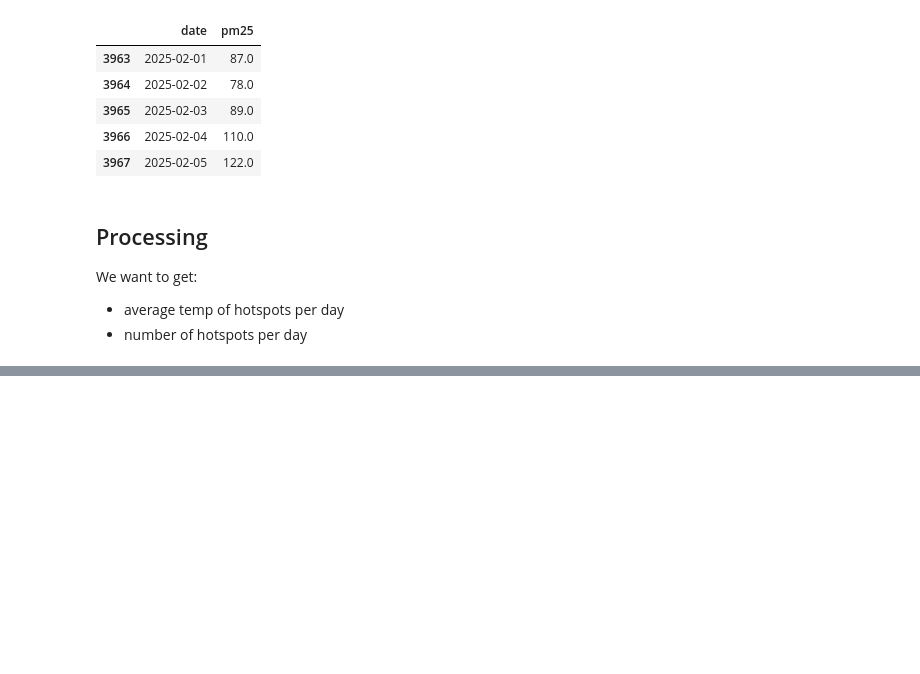
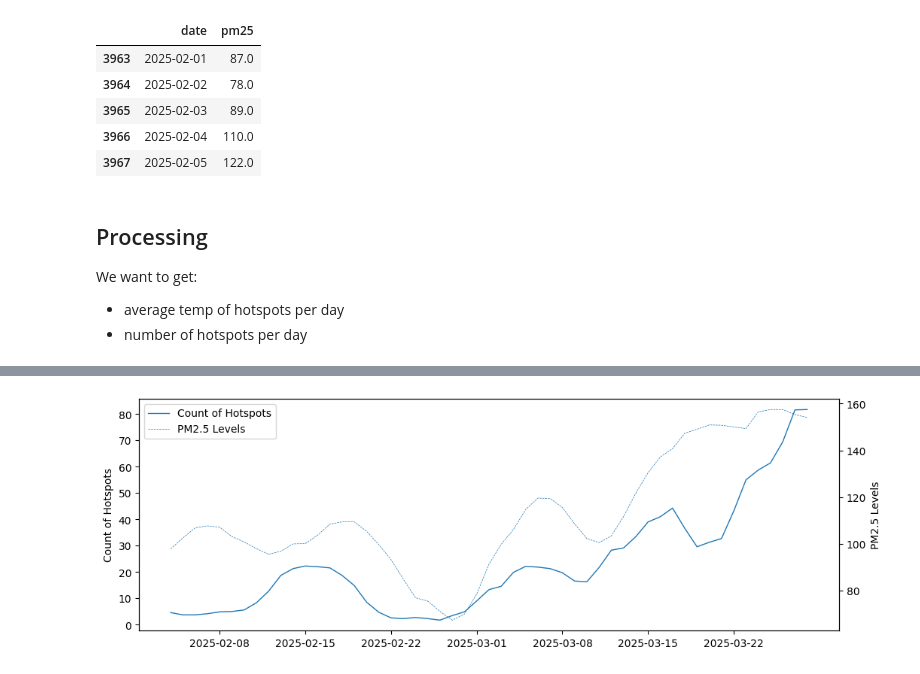
Before and after one commit to dafrose-bajaro/analytics-repo, a Jupyter notebook: notebooks/01_eda_firms.ipynb, the cells around one changed output, grey strips where cells are left out. Drawn from its saved outputs; the diff is of its cells as text; code cells hidden in the pictures; blank space fills up the shorter version.

```diff
--- a/notebooks/01_eda_firms.ipynb
+++ b/notebooks/01_eda_firms.ipynb
@@ -149,0 +218,45 @@ We want to get:
+# %%
+# seasonal decomposition details
+seasonal_decompose_model = "additive"  # additive | multiplicative
+component = "trend"  # observed | trend | seasonal | resid
+
+# set datetime index to daily
+firms_waqi.set_index("date", inplace=True)
+firms_waqi = firms_waqi.asfreq("D").fillna(0)
+firms_waqi["date"] = firms_waqi.index
+
+plt.figure(figsize=(12, 4))
+ax1 = plt.gca()
+ax2 = ax1.twinx()
+
+# seasonal decomposition
+hotspots_decomposition = sm.tsa.seasonal_decompose(
+    firms_waqi["count_hotspots"], model=seasonal_decompose_model
+)
+hotspots_component = getattr(hotspots_decomposition, component)
+ax1.plot(
+    hotspots_component.index, hotspots_component, label="Count of Hotspots", linewidth=1
+)
+
+pm25_decomposition = sm.tsa.seasonal_decompose(
+    firms_waqi["pm25"], model=seasonal_decompose_model
+)
+pm25_component = getattr(pm25_decomposition, component)
+ax2.plot(
+    pm25_component.index,
+    pm25_component,
+    label="PM2.5 Levels",
+    linewidth=0.5,
+    linestyle="--",
+)
+
+ax1.set_ylabel("Count of Hotspots")
+ax2.set_ylabel("PM2.5 Levels")
+
+lines1, labels1 = ax1.get_legend_handles_labels()
+lines2, labels2 = ax2.get_legend_handles_labels()
+ax1.legend(lines1 + lines2, labels1 + labels2, loc="upper left")
+
+plt.show()
+# %% [output]
+[figure, added]
```
Also changed, not shown: parts of 8 cells of this notebook, 2 other files.
